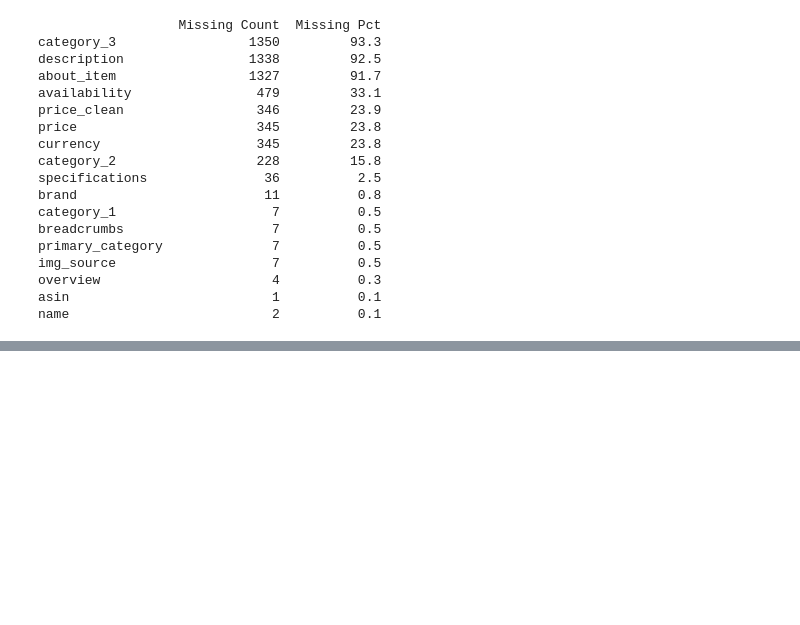
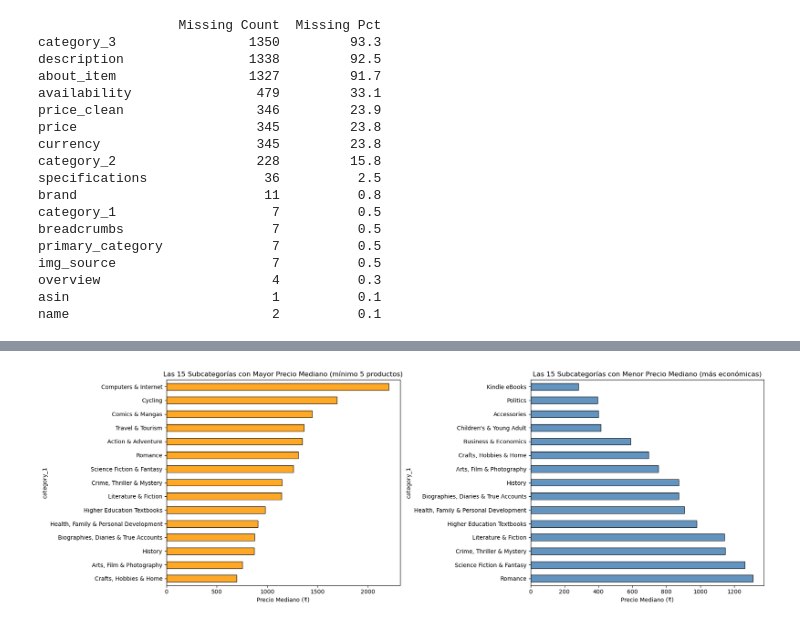
Before and after one commit to lilianarog/9A-IEVND-ADND-Practicas-230370, a Jupyter notebook: Practica04/Practica-230370.ipynb, the cells around one changed output, grey strips where cells are left out. Drawn from its saved outputs; the diff is of its cells as text; code cells hidden in the pictures; blank space fills up the shorter version.

```diff
--- a/Practica04/Practica-230370.ipynb
+++ b/Practica04/Practica-230370.ipynb
@@ -340,0 +726,45 @@ df
+# %%
+# Top 15 subcategorías por precio mediano
+top_cat1_price = (
+    df_priced.groupby('category_1')['price_clean']
+    .agg(['median', 'count'])
+    .query('count >= 5')
+    .sort_values('median', ascending=False)
+    .head(15)
+)
+
+fig, axes = plt.subplots(1, 2, figsize=(18, 6))
+
+top_cat1_price['median'].sort_values().plot.barh(
+    ax=axes[0],
+    color='#FF9900',
+    edgecolor='black',
+    alpha=0.85
+)
+
+axes[0].set_title('Las 15 Subcategorías con Mayor Precio Mediano (mínimo 5 productos)')
+axes[0].set_xlabel('Precio Mediano (₹)')
+
+# Las 15 subcategorías más económicas
+bottom_cat1 = (
+    df_priced.groupby('category_1')['price_clean']
+    .agg(['median', 'count'])
+    .query('count >= 5')
+    .sort_values('median')
+    .head(15)
+)
+
+bottom_cat1['median'].sort_values(ascending=False).plot.barh(
+    ax=axes[1],
+    color='steelblue',
+    edgecolor='black',
+    alpha=0.85
+)
+
+axes[1].set_title('Las 15 Subcategorías con Menor Precio Mediano (más económicas)')
+axes[1].set_xlabel('Precio Mediano (₹)')
+
+plt.tight_layout()
+plt.show()
+# %% [output]
+[figure, added]
```
Also changed, not shown: parts of 22 cells of this notebook.
